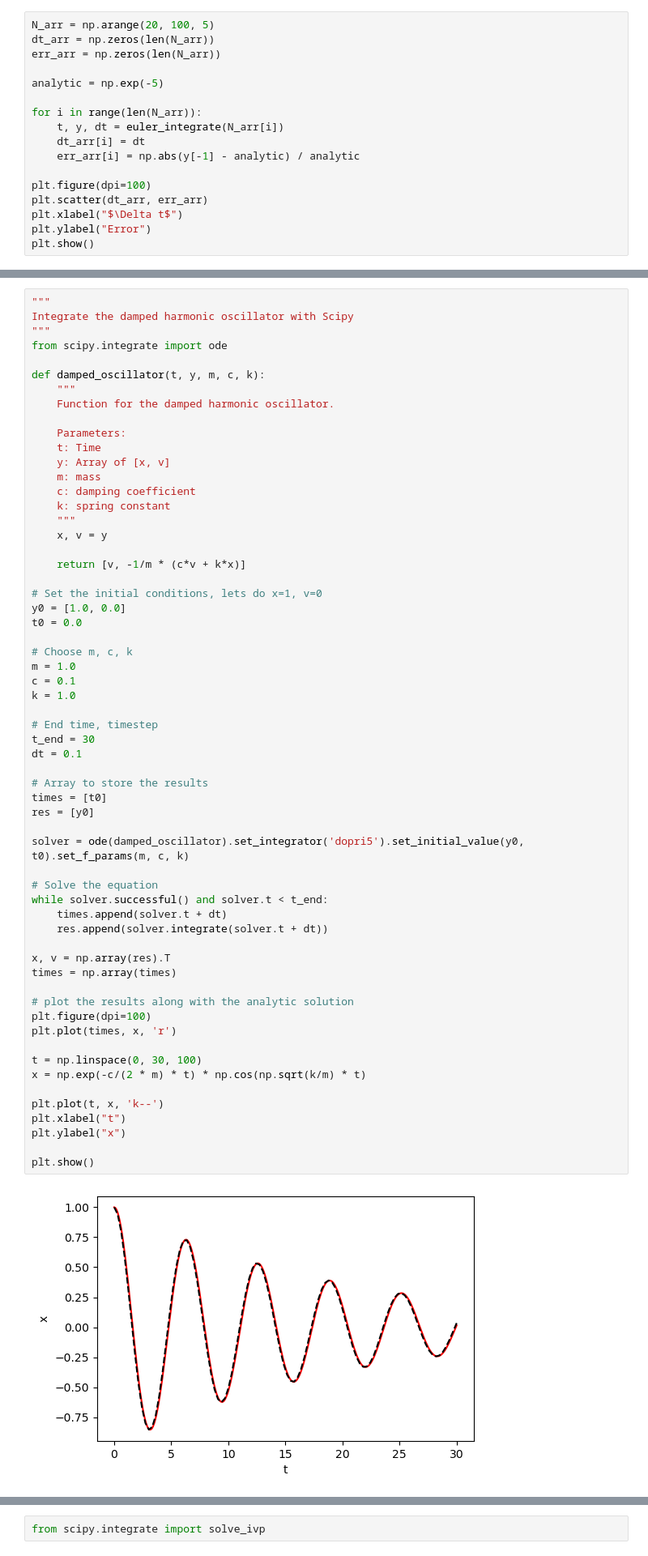
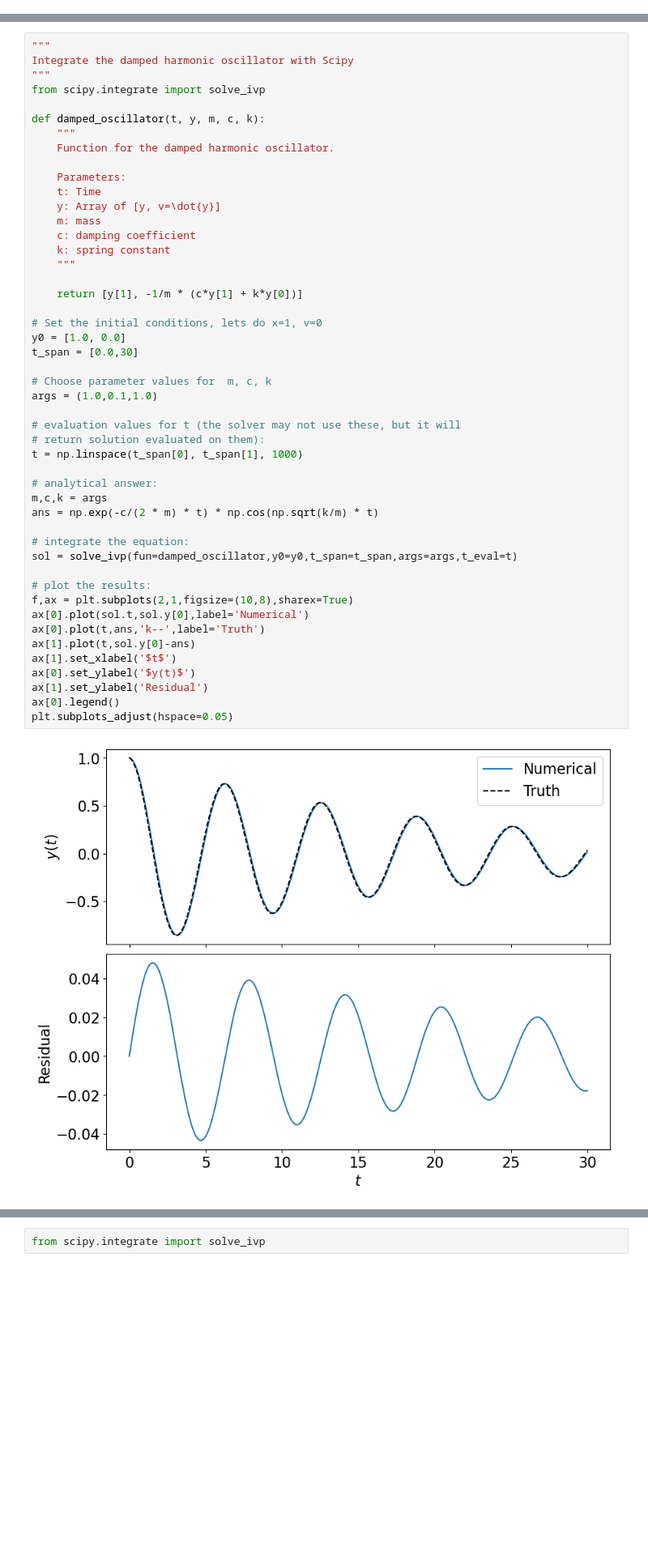
Before and after one commit to CITA/CTA200H, a Jupyter notebook: lecture_4_numerical_python/4_initial_value_problems.ipynb, the cells around one changed output, grey strips where cells are left out. Shown: that part at 81% size. Cells and saved outputs as stored; diff of their text form; blank space fills up the shorter version.

```diff
--- a/lecture_4_numerical_python/4_initial_value_problems.ipynb
+++ b/lecture_4_numerical_python/4_initial_value_problems.ipynb
@@ -101,17 +0,0 @@ We can also see how the error scales with dt. To do this, run for many choices o
-# %%
-N_arr = np.arange(20, 100, 5)
-dt_arr = np.zeros(len(N_arr))
-err_arr = np.zeros(len(N_arr))
-
-analytic = np.exp(-5)
-
-for i in range(len(N_arr)):
-    t, y, dt = euler_integrate(N_arr[i])
-    dt_arr[i] = dt
-    err_arr[i] = np.abs(y[-1] - analytic) / analytic
-
-plt.figure(dpi=100)
-plt.scatter(dt_arr, err_arr)
-plt.xlabel("$\Delta t$")
-plt.ylabel("Error")
-plt.show()
@@ -140,65 +184,53 @@ Re-write the ODE as a set of coupled first order ODEs by using a dummy variable,
 # %%
 """
 Integrate the damped harmonic oscillator with Scipy
 """
-from scipy.integrate import ode
+from scipy.integrate import solve_ivp
 
 def damped_oscillator(t, y, m, c, k):
     """
     Function for the damped harmonic oscillator.
 
     Parameters:
     t: Time
-    y: Array of [x, v]
+    y: Array of [y, v=\dot{y}]
     m: mass
     c: damping coefficient
     k: spring constant
     """
-    x, v = y
 
-    return [v, -1/m * (c*v + k*x)]
+    return [y[1], -1/m * (c*y[1] + k*y[0])]
 
 # Set the initial conditions, lets do x=1, v=0
 y0 = [1.0, 0.0]
-t0 = 0.0
+t_span = [0.0,30]
 
-# Choose m, c, k
-m = 1.0
-c = 0.1
-k = 1.0
+# Choose parameter values for  m, c, k
+args = (1.0,0.1,1.0)
 
-# End time, timestep
-t_end = 30
-dt = 0.1
+# evaluation values for t (the solver may not use these, but it will
+# return solution evaluated on them):
+t = np.linspace(t_span[0], t_span[1], 1000)
 
-# Array to store the results
-times = [t0]
-res = [y0]
+# analytical answer:
+m,c,k = args
+ans = np.exp(-c/(2 * m) * t) * np.cos(np.sqrt(k/m) * t)
 
-solver = ode(damped_oscillator).set_integrator('dopri5').set_initial_value(y0, t0).set_f_params(m, c, k)
+# integrate the equation:
+sol = solve_ivp(fun=damped_oscillator,y0=y0,t_span=t_span,args=args,t_eval=t)
 
-# Solve the equation
-while solver.successful() and solver.t < t_end:
-    times.append(solver.t + dt)
-    res.append(solver.integrate(solver.t + dt))
-
-x, v = np.array(res).T
-times = np.array(times)
-
-# plot the results along with the analytic solution
-plt.figure(dpi=100)
-plt.plot(times, x, 'r')
-
-t = np.linspace(0, 30, 100)
-x = np.exp(-c/(2 * m) * t) * np.cos(np.sqrt(k/m) * t)
-
-plt.plot(t, x, 'k--')
-plt.xlabel("t")
-plt.ylabel("x")
-
-plt.show()
+# plot the results:
+f,ax = plt.subplots(2,1,figsize=(10,8),sharex=True)
+ax[0].plot(sol.t,sol.y[0],label='Numerical')
+ax[0].plot(t,ans,'k--',label='Truth')
+ax[1].plot(t,sol.y[0]-ans)
+ax[1].set_xlabel('$t$')
+ax[0].set_ylabel('$y(t)$')
+ax[1].set_ylabel('Residual')
+ax[0].legend()
+plt.subplots_adjust(hspace=0.05)
 # %% [output]
-[figure, old version]
+[figure, new version]
 # %% [markdown]
 ## The Hamiltonian of The Pendulum
 
```
Also changed, not shown: parts of 23 cells of this notebook.
